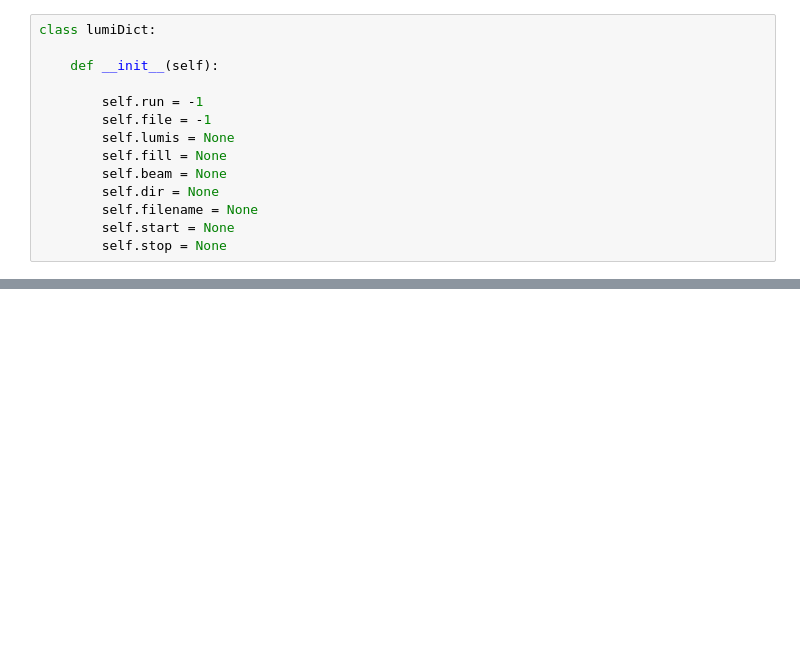
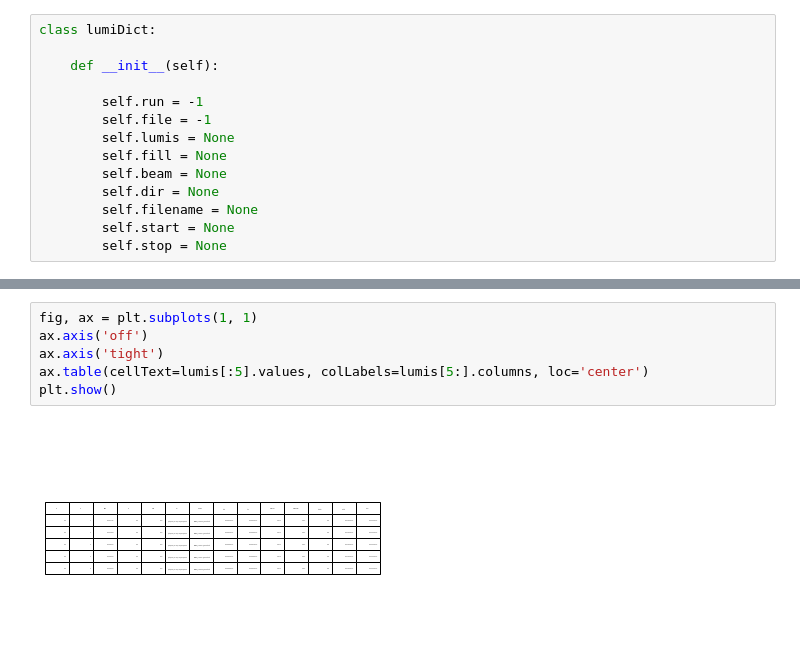
Before and after one commit to milliQan-sw/milliqanOffline, a Jupyter notebook: Run3Detector/analysis/wip/getLumis.ipynb, the cells around one changed output, grey strips where cells are left out. Cells and saved outputs as stored; diff of their text form; blank space fills up the shorter version.

```diff
--- a/Run3Detector/analysis/wip/getLumis.ipynb
+++ b/Run3Detector/analysis/wip/getLumis.ipynb
@@ -296,0 +310,8 @@ Text(0.5, 1.0, 'MilliQan Luminosity')
+# %%
+fig, ax = plt.subplots(1, 1)
+ax.axis('off')
+ax.axis('tight')
+ax.table(cellText=lumis[:5].values, colLabels=lumis[5:].columns, loc='center')
+plt.show()
+# %% [output]
+[figure, added]
```
Also changed, not shown: parts of 14 cells of this notebook, 6 other files.
